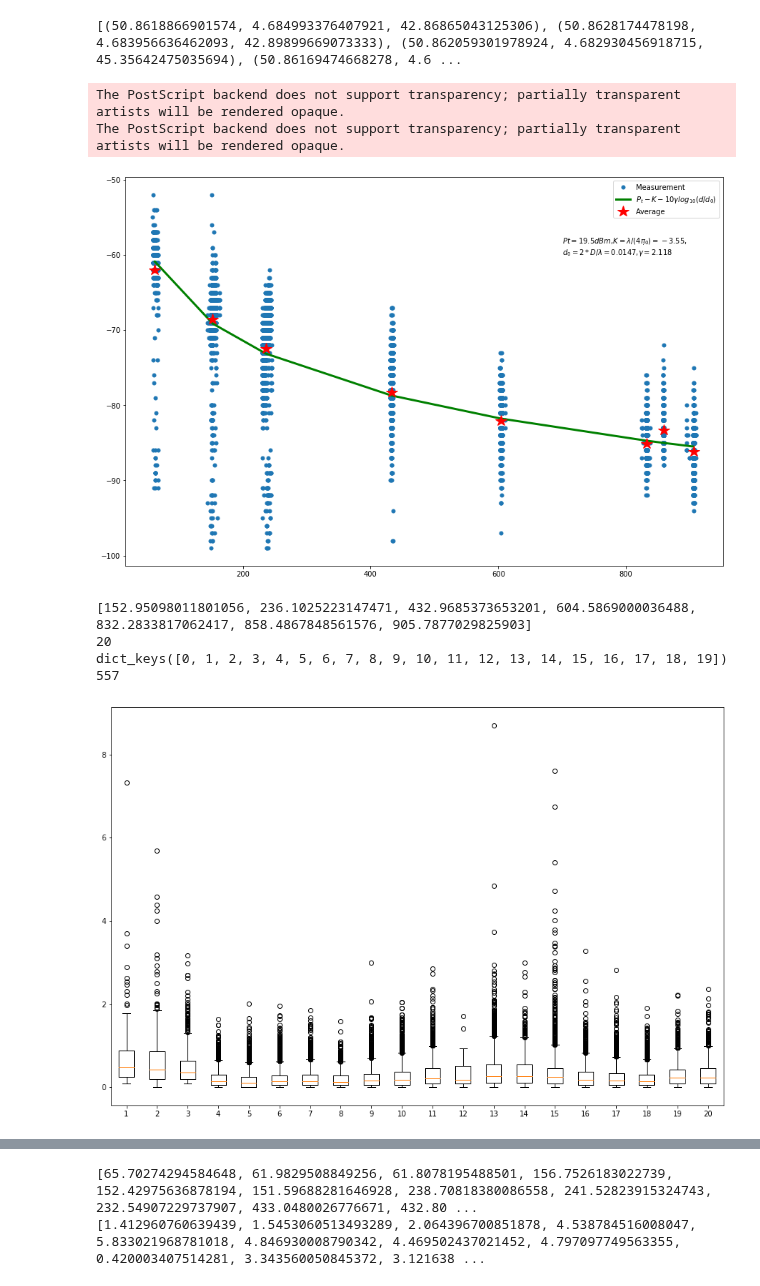
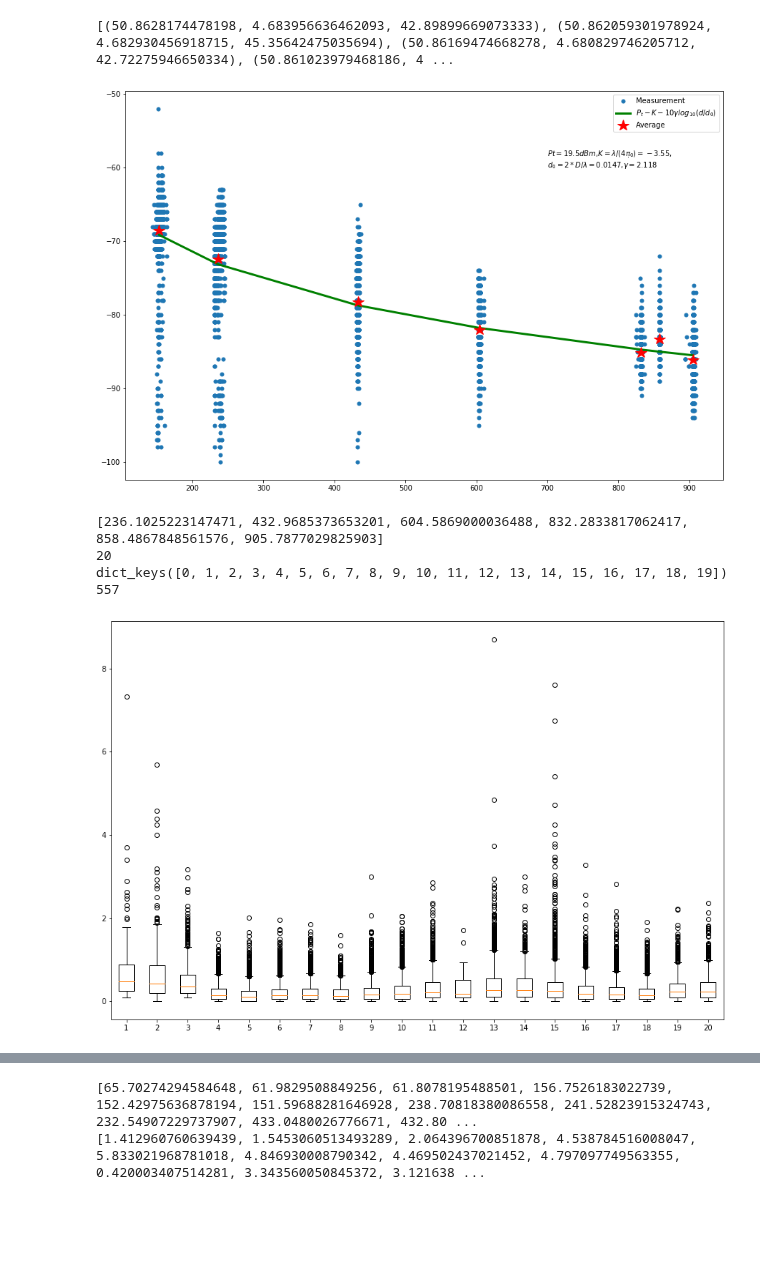
Before and after one commit to ingframin/BroadcastSimulation, a Jupyter notebook: experiments/BS/drone/nov22/logs/Untitled.ipynb, the cells around one changed output, grey strips where cells are left out. Drawn from its saved outputs; the diff is of its cells as text; code cells hidden in the pictures; blank space fills up the shorter version.

Commit message:
fixed plots

```diff
--- a/experiments/BS/drone/nov22/logs/Untitled.ipynb
+++ b/experiments/BS/drone/nov22/logs/Untitled.ipynb
@@ -124,7 +124,8 @@ def rssi_vs_distance(rvp,ref=(50.86227366666667, 4.685484, 46.2)):
     rvd = []
     for rp in rvp:
         d = haversine(ref[0],rp[0],ref[1],rp[1])
-        rvd.append((d,rp[3],rp[0],rp[1],rp[2]))
+        if d > 100:
+            rvd.append((d,rp[3],rp[0],rp[1],rp[2]))
 
     rvd.sort()
     return rvd
@@ -164,44 +165,43 @@ for k in clusters:
     lat = sum(clusters[k][2])/len(clusters[k][2])
     lon = sum(clusters[k][3])/len(clusters[k][3])
     alt = sum(clusters[k][4])/len(clusters[k][4])
-    res.append((dist,rssi))
-    points.append((lat,lon,alt))
+    if dist > 100:
+        res.append((dist,rssi))
+        points.append((lat,lon,alt))
 
 print(points)
 #avg values
 d = [x[0] for x in res]
 r = [x[1] for x in res]
 points = [x[0] for x in res]
 #path loss
 pl = [19.5-3.55-10*2.118*log(x/0.0147,10) for x in d]
 
 
 indexes = sample(range(len(rvd)),int(len(rvd)/4))
 
 #points
 rssi = [rvd[i][1] for i in indexes]
 dist = [rvd[i][0] for i in indexes]
 pt.rcParams['figure.figsize'] = 15, 10
 pt.plot(dist,rssi,'o',markersize=5,label="Measurement")
 pt.plot(d,pl,'g',linewidth=3.0,label="$P_{t}-K-10\gamma log_{10}(d/d_{0})$")
 pt.plot(d,r,'r*',markersize=16, label = "Average")
 pt.text(700,-60,"$Pt=19.5dBm$,$K=\lambda/(4\pi\d_{0})=-3.55$,\n$d_{0}=2*D/\lambda = 0.0147$,$\gamma=2.118$")
 pt.legend()
-pt.savefig('rssi_vs_distance.eps', dpi=300, facecolor='w', edgecolor='w',orientation='portrait')
+pt.savefig('rssi_vs_distance.pdf', dpi=300, facecolor='w', edgecolor='w',orientation='portrait')
 pt.show()
 with open('rvd.txt','w') as f:
     for d,r in res:
 
         print(f'{d};{r}',file = f)
 
 with open('rssi_vs_dist.txt','w') as f:
     for rd in rvd:
         print(f'{rd[0]};{rd[1]}',file = f)
 # %% [output]
-[(50.8618866901574, 4.684993376407921, 42.86865043125306), (50.8628174478198, 4.683956636462093, 42.89899669073333), (50.862059301978924, 4.682930456918715, 45.35642475035694), (50.86169474668278, 4.6 ...
+[(50.8628174478198, 4.683956636462093, 42.89899669073333), (50.862059301978924, 4.682930456918715, 45.35642475035694), (50.86169474668278, 4.680829746205712, 42.72275946650334), (50.861023979468186, 4 ...
-The PostScript backend does not support transparency; partially transparent artists will be rendered opaque.
-The PostScript backend does not support transparency; partially transparent artists will be rendered opaque.
-[figure, old version]
+[figure, new version]
 # %%
 rec = received(dd)
 points = [x[0] for x in res[1:]]
@@ -238,7 +238,7 @@ print(len(bp[1]))
 pt.boxplot(bp)
 pt.show()
 # %% [output]
-[152.95098011801056, 236.1025223147471, 432.9685373653201, 604.5869000036488, 832.2833817062417, 858.4867848561576, 905.7877029825903]
+[236.1025223147471, 432.9685373653201, 604.5869000036488, 832.2833817062417, 858.4867848561576, 905.7877029825903]
 20
 dict_keys([0, 1, 2, 3, 4, 5, 6, 7, 8, 9, 10, 11, 12, 13, 14, 15, 16, 17, 18, 19])
 557
```
Also changed, not shown: parts of 1 cell of this notebook, 10 other files.
